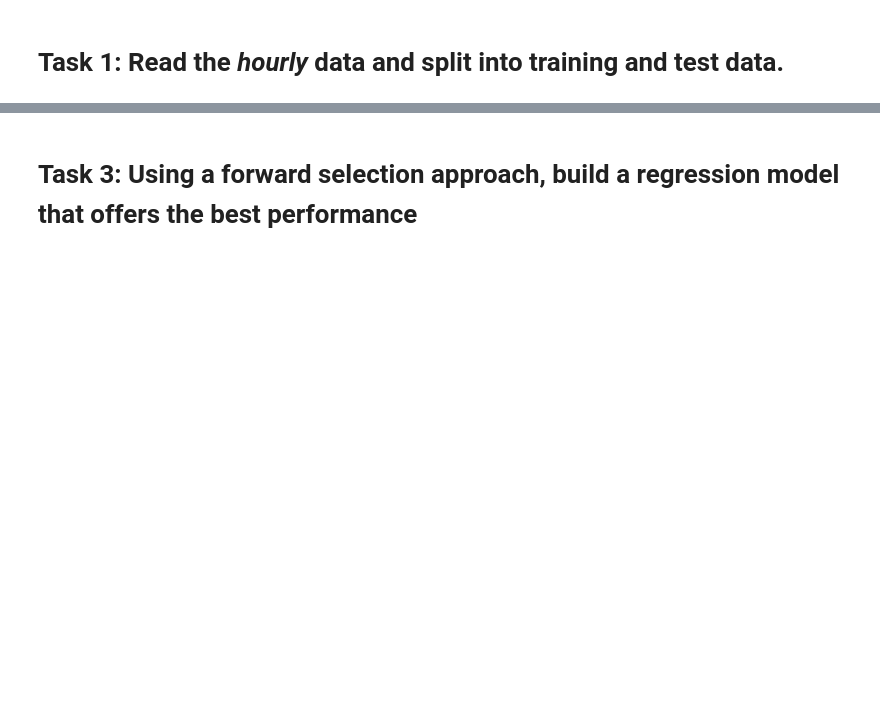
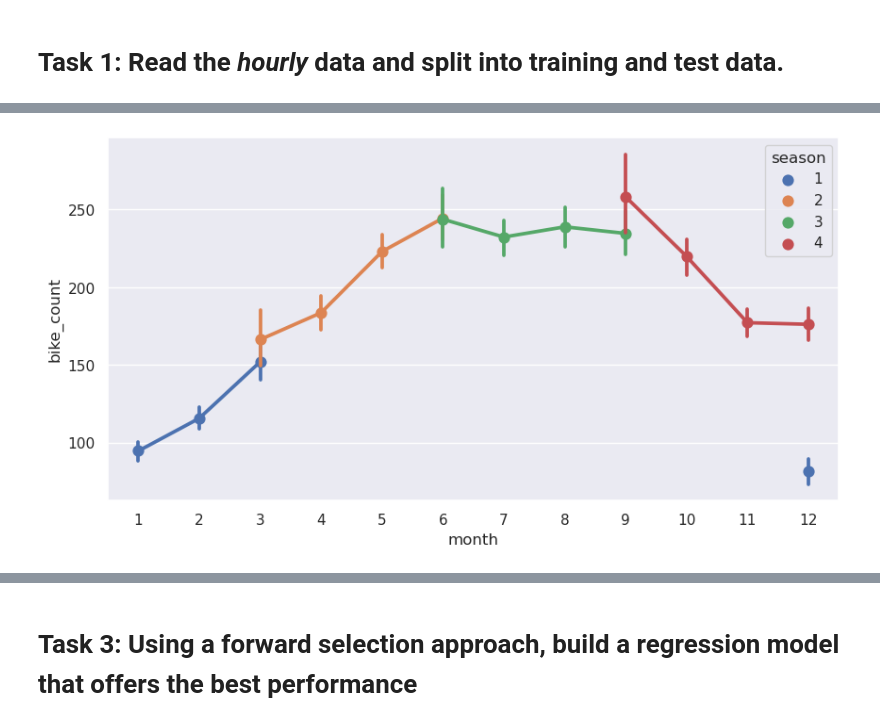
Before and after one commit to kryanbeane/bike-sharing-data-mining, a Jupyter notebook: ca2.ipynb, the cells around one changed output, grey strips where cells are left out. Saved outputs shown, nothing was run; the diff lists cells and outputs as text; code cells hidden in the pictures; blank space fills up the shorter version.

```diff
--- a/ca2.ipynb
+++ b/ca2.ipynb
@@ -85,0 +215,6 @@ xtest.head(3)
+# %%
+plt.figure(figsize=(10,5))
+sns.pointplot(x="month", y="bike_count", hue="season", data=train_df)
+plt.show()
+# %% [output]
+[figure, added]
```
Also changed, not shown: parts of 122 cells of this notebook, 1 other file.
